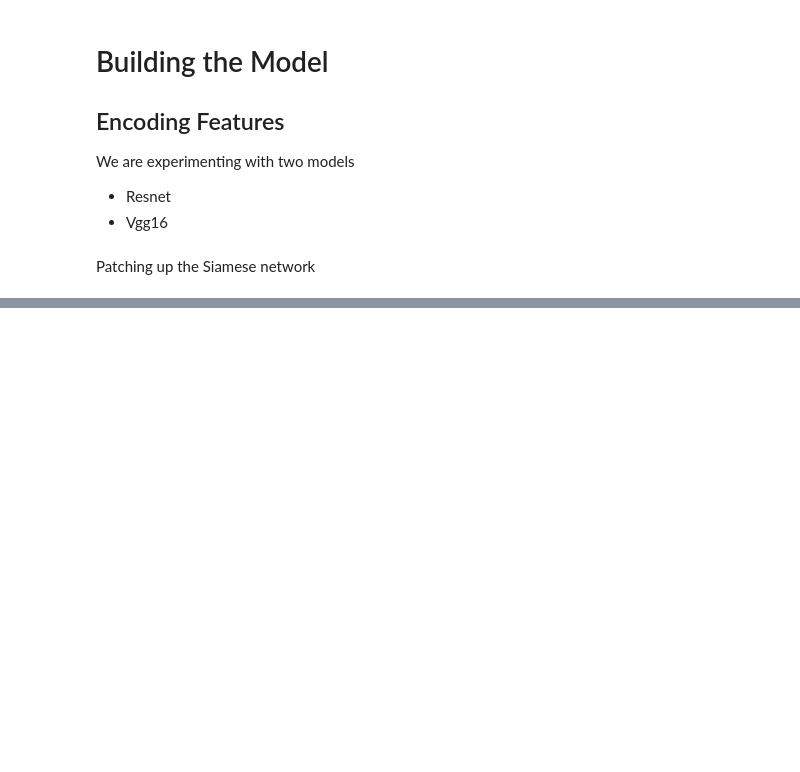
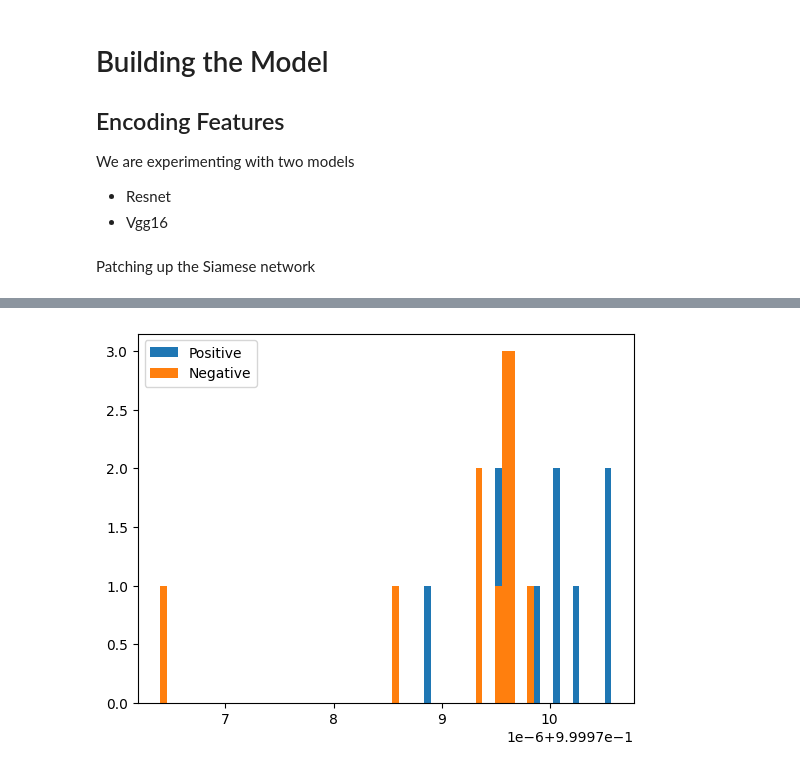
Before and after one commit to YEMISITEJU/dat550, a Jupyter notebook: siames_network_hc.ipynb, the cells around one changed output, grey strips where cells are left out. Saved outputs shown, nothing was run; the diff lists cells and outputs as text; code cells hidden in the pictures; blank space fills up the shorter version.

```diff
--- a/siames_network_hc.ipynb
+++ b/siames_network_hc.ipynb
@@ -172,6 +178,9 @@ def get_embedding_model(model_name:str):
     dense2 = layers.BatchNormalization()(dense2)
     output = layers.Dense(128)(dense2)
     embedding = Model(vgg_conv.input, output, name="Embedding")
+
+
+    embedding = Model(vgg_conv.input, dense1, name="Embedding")
   # res50
   if model_name == "res50":
     resnet_conv = resnet.ResNet50(
@@ -189,9 +198,6 @@ def get_embedding_model(model_name:str):
   return embedding
 # %%
 class DistanceLayer(layers.Layer):
-    """
-    Custom layer that returns the distances, the distances are used to calculate loss
-    """
 
     def __init__(self, **kwargs):
         super().__init__(**kwargs)
@@ -200,24 +206,6 @@ class DistanceLayer(layers.Layer):
         ap_distance = tf.reduce_sum(tf.square(anchor - positive), -1)
         an_distance = tf.reduce_sum(tf.square(anchor - negative), -1)
         return (ap_distance, an_distance)
-
-class ComparisonLayer(layers.Layer):
-    def __init__(self, **kwargs):
-        super(ComparisonLayer, self).__init__(**kwargs)
-
-    def call(self, inputs):
-        ap, an = inputs
-        # Compute the difference between the two distances
-        output = tf.math.greater(
-            an, ap, name=None
-        )
-        # Compare the difference to zero
-        # output = K.cast(K.greater(diff, 0), dtype='float32')
-        return output
-
-    def compute_output_shape(self, input_shape):
-        # The output shape is a scalar
-        return (1,)
 # %% [markdown]
 Patching up the Siamese network
 # %%
@@ -302,14 +310,14 @@ class SiameseModel(Model):
 # %%
 train_dataset, val_dataset, test_dataset = preprocess_training_data()
 
-train_dataset = train_dataset.batch(16, drop_remainder=False)
+train_dataset = train_dataset.batch(32, drop_remainder=False)
 train_dataset = train_dataset.prefetch(8)
 
-val_dataset = val_dataset.batch(16, drop_remainder=False)
+val_dataset = val_dataset.batch(32, drop_remainder=False)
 val_dataset = val_dataset.prefetch(8)
 
 
-optimizer = optimizers.Adam(learning_rate=0.0001)
+optimizer = optimizers.Adam(learning_rate=0.001)
 siamese_model = SiameseModel(siamese_network)
 siamese_model.compile(optimizer=optimizer)
 siamese_model.fit(train_dataset, epochs=10, validation_data=val_dataset)
@@ -342,21 +373,31 @@ print("Negative similarity", negative_similarity.numpy())
 # %%
-cosine_similarity = metrics.CosineSimilarity()
+
 positive_similarity = []
 negative_similarity= []
 
 train_dataset, val_dataset, test_dataset = preprocess_training_data()
-test_dataset = test_dataset.batch(8, drop_remainder=False)
+test_dataset = test_dataset.batch(32, drop_remainder=False)
 test_dataset = test_dataset.prefetch(8)
 
 
 train_dataset = train_dataset.batch(8, drop_remainder=False)
 train_dataset = train_dataset.prefetch(8)
 
-for x,y,z in iter(train_dataset):
+for x,y,z in iter(test_dataset):
   anchor_embedding = embedding_model(vgg16.preprocess_input(x))
   positive_embedding = embedding_model(vgg16.preprocess_input(y))
   negative_embedding = embedding_model(vgg16.preprocess_input(z))
 
   positive_similarity.append(cosine_similarity(anchor_embedding, positive_embedding).numpy())
   negative_similarity.append(cosine_similarity(anchor_embedding, negative_embedding).numpy())
+# %%
+plt.hist(positive_similarity, bins=50, label='Positive')
+plt.hist(negative_similarity, bins=50, label='Negative')
+plt.legend()
+plt.show()
+
+# Determine threshold based on cosine similarity distribution
+threshold = np.mean(positive_similarity) - np.mean(negative_similarity)
+# %% [output]
+[figure, added]
 # %%
```
Also changed, not shown: parts of 25 cells of this notebook.
